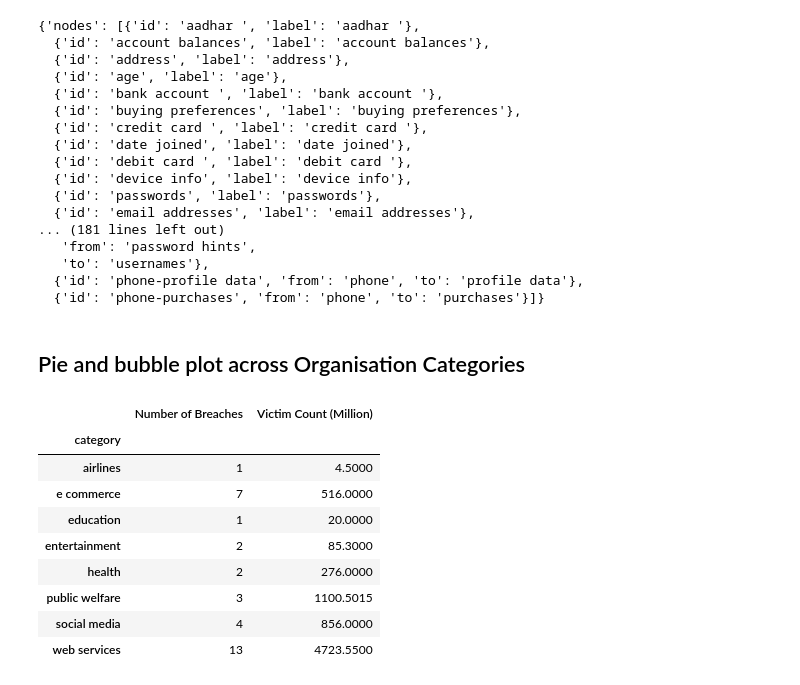
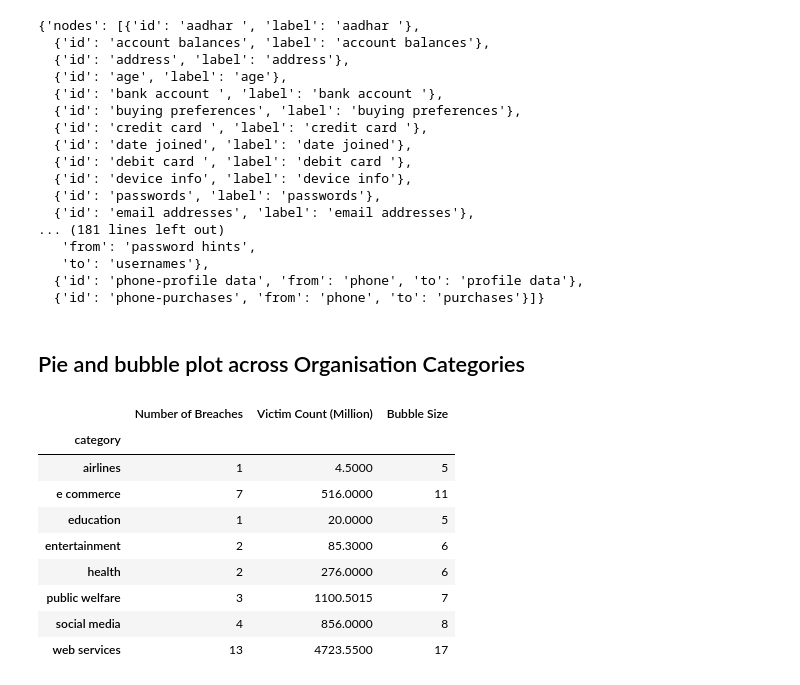
Before and after one commit to isbdiri/Data-Breach, a Jupyter notebook: collect_data/Organising_Data.ipynb, the cells around one changed output. Saved outputs shown, nothing was run; the diff lists cells and outputs as text; code cells hidden in the pictures.

```diff
--- a/collect_data/Organising_Data.ipynb
+++ b/collect_data/Organising_Data.ipynb
@@ -287,20 +294,21 @@ final_clean_data
 json_object = json.dumps(final_clean_data, indent = 4)
 with open("./final/network_clean_data.json", "w") as outfile:
     outfile.write(json_object)
-# %% [markdown]
-## Pie and bubble plot across Organisation Categories
-# %%
-Df_orgcat = Df.groupby(["category"]).agg(["count","sum"])["breach_count(Million)"]
-Df_orgcat.columns = ["Number of Breaches","Victim Count (Million)"]
-Df_orgcat
-# %% [output]
-|  | Number of Breaches | Victim Count (Million) |
-| category |  |  |
-| airlines | 1 | 4.5000 |
-| e commerce | 7 | 516.0000 |
-| education | 1 | 20.0000 |
-| entertainment | 2 | 85.3000 |
-| health | 2 | 276.0000 |
-| public welfare | 3 | 1100.5015 |
-| social media | 4 | 856.0000 |
-| web services | 13 | 4723.5500 |
+# %% [markdown]
+## Pie and bubble plot across Organisation Categories
+# %%
+Df_orgcat = Df.groupby(["category"]).agg(["count","sum"])["breach_count(Million)"]
+Df_orgcat.columns = ["Number of Breaches","Victim Count (Million)"]
+Df_orgcat["Bubble Size"] = Df_orgcat["Number of Breaches"] + 4
+Df_orgcat
+# %% [output]
+|  | Number of Breaches | Victim Count (Million) | Bubble Size |
+| category |  |  |  |
+| airlines | 1 | 4.5000 | 5 |
+| e commerce | 7 | 516.0000 | 11 |
+| education | 1 | 20.0000 | 5 |
+| entertainment | 2 | 85.3000 | 6 |
+| health | 2 | 276.0000 | 6 |
+| public welfare | 3 | 1100.5015 | 7 |
+| social media | 4 | 856.0000 | 8 |
+| web services | 13 | 4723.5500 | 17 |
```
Also changed, not shown: parts of 3 cells of this notebook, 5 other files.
